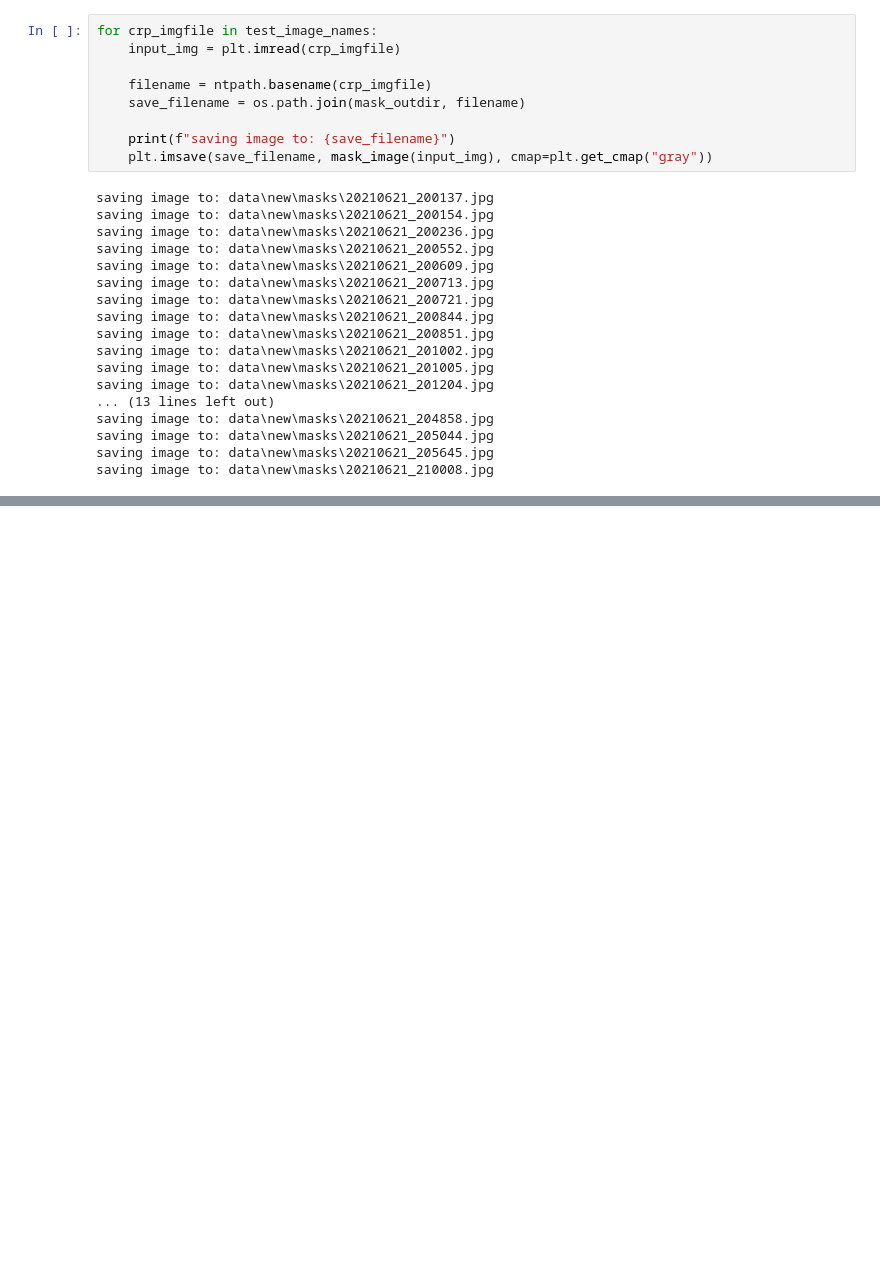
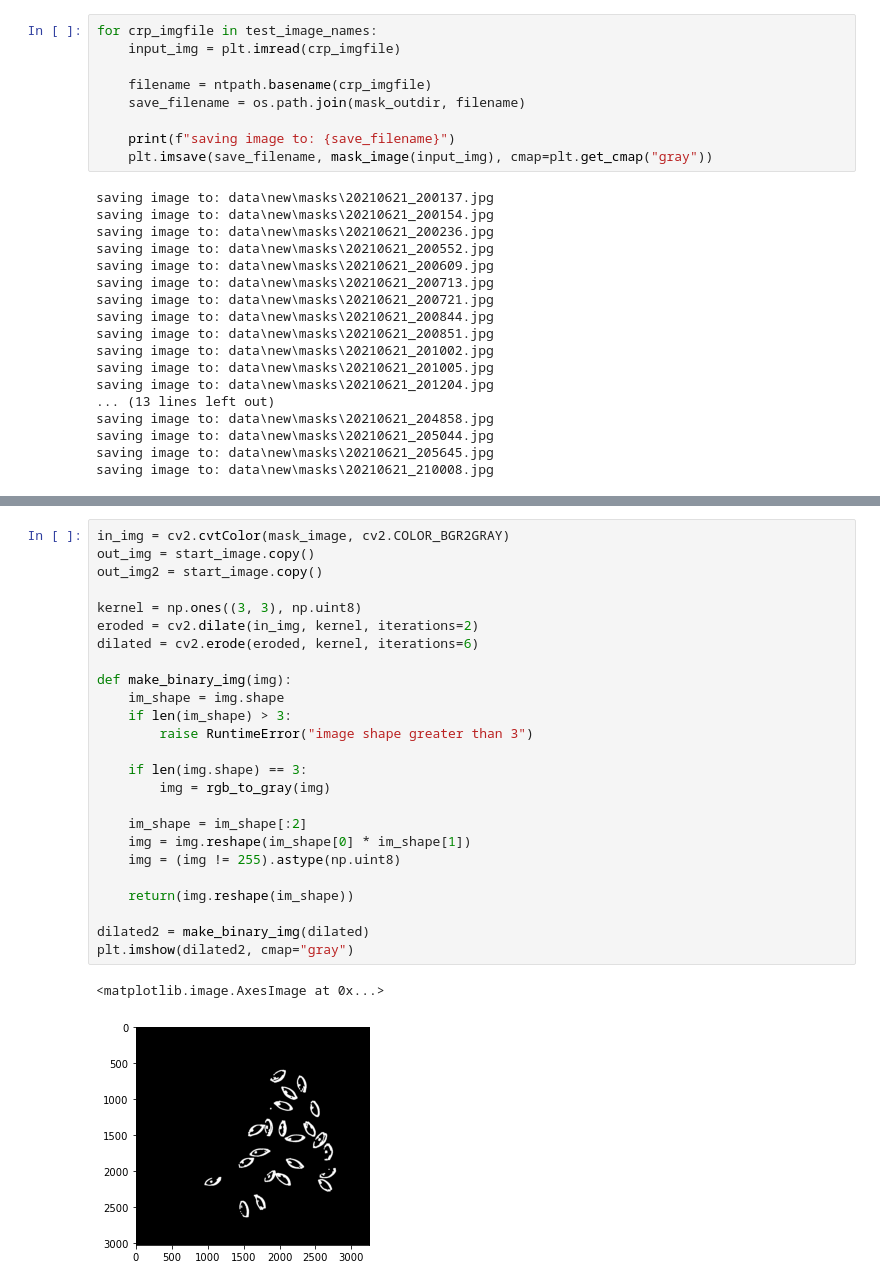
Before and after one commit to mjdall/seeds_on_a_plate, a Jupyter notebook: shadows.ipynb, the cells around one changed output, grey strips where cells are left out. Cells and saved outputs as stored; diff of their text form; blank space fills up the shorter version.

```diff
--- a/shadows.ipynb
+++ b/shadows.ipynb
@@ -175,0 +195,28 @@ saving image to: data\new\masks\20210621_210008.jpg
+# %%
+in_img = cv2.cvtColor(mask_image, cv2.COLOR_BGR2GRAY)
+out_img = start_image.copy()
+out_img2 = start_image.copy()
+
+kernel = np.ones((3, 3), np.uint8)
+eroded = cv2.dilate(in_img, kernel, iterations=2)
+dilated = cv2.erode(eroded, kernel, iterations=6)
+
+def make_binary_img(img):
+    im_shape = img.shape
+    if len(im_shape) > 3:
+        raise RuntimeError("image shape greater than 3")
+
+    if len(img.shape) == 3:
+        img = rgb_to_gray(img)
+
+    im_shape = im_shape[:2]
+    img = img.reshape(im_shape[0] * im_shape[1])
+    img = (img != 255).astype(np.uint8)
+
+    return(img.reshape(im_shape))
+
+dilated2 = make_binary_img(dilated)
+plt.imshow(dilated2, cmap="gray")
+# %% [output]
+<matplotlib.image.AxesImage at 0x...>
+[figure, added]
```
Also changed, not shown: parts of 8 cells of this notebook, 32 other files.
